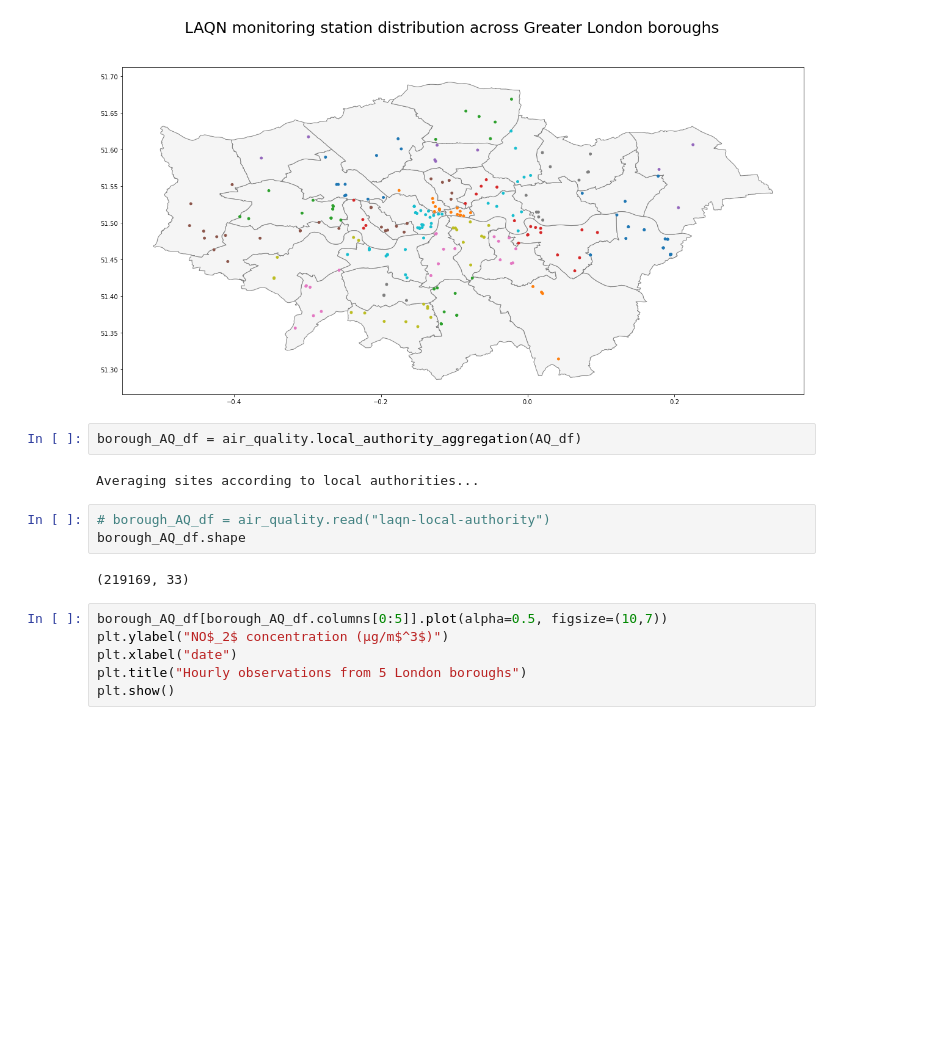
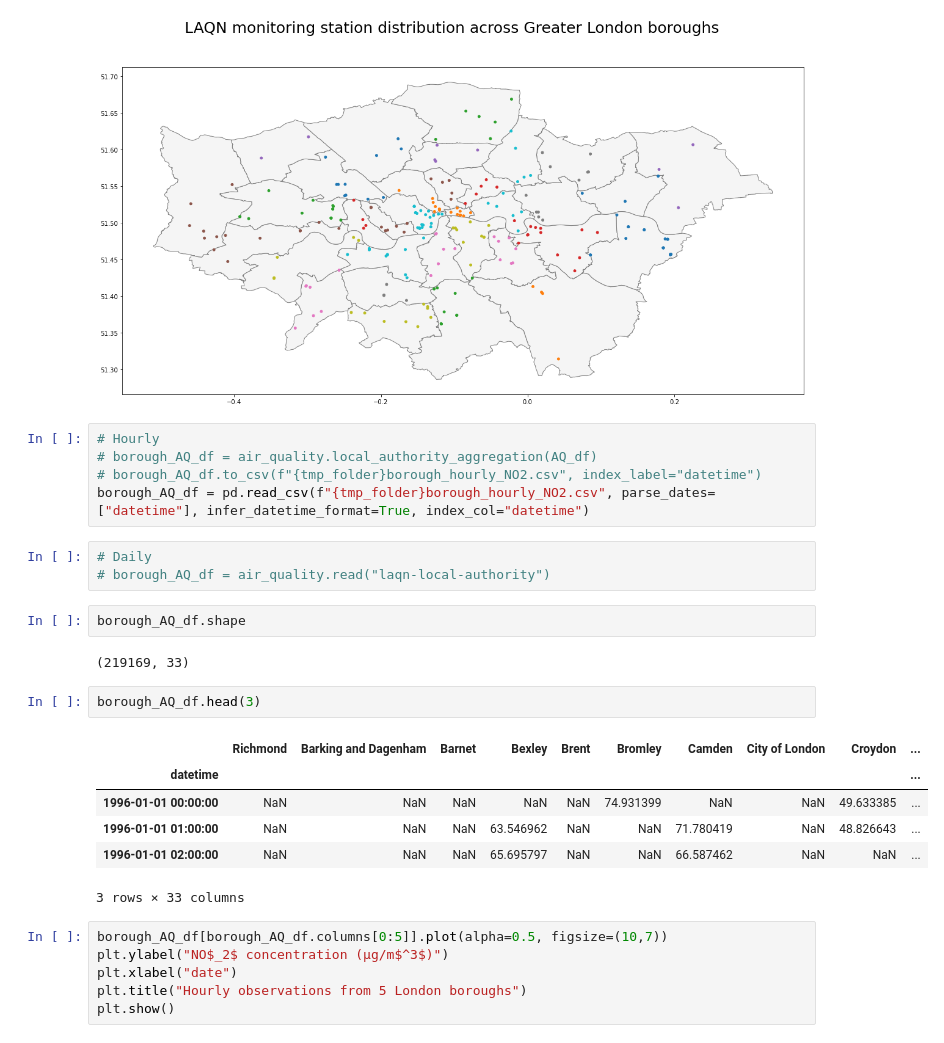
Before and after one commit to michellewl/AQmortality, a Jupyter notebook: mortality_model/LAQN data gaps.ipynb, the cells around one changed output. Saved outputs shown, nothing was run; the diff lists cells and outputs as text; blank space fills up the shorter version.

```diff
--- a/mortality_model/LAQN data gaps.ipynb
+++ b/mortality_model/LAQN data gaps.ipynb
@@ -85,14 +94,26 @@ plot_on_map(london_sites_gdf, london_boroughs_gdf,
 # %% [output]
 [figure]
 # %%
-borough_AQ_df = air_quality.local_authority_aggregation(AQ_df)
+# Hourly
+# borough_AQ_df = air_quality.local_authority_aggregation(AQ_df)
+# borough_AQ_df.to_csv(f"{tmp_folder}borough_hourly_NO2.csv", index_label="datetime")
+borough_AQ_df = pd.read_csv(f"{tmp_folder}borough_hourly_NO2.csv", parse_dates=["datetime"], infer_datetime_format=True, index_col="datetime")
-# %% [output]
-Averaging sites according to local authorities...
 # %%
+# Daily
 # borough_AQ_df = air_quality.read("laqn-local-authority")
-borough_AQ_df.shape
-# %% [output]
-(219169, 33)
+# %%
+borough_AQ_df.shape
+# %% [output]
+(219169, 33)
+# %%
+borough_AQ_df.head(3)
+# %% [output]
+|  | Richmond | Barking and Dagenham | Barnet | Bexley | Brent | Bromley | Camden | City of London | Croydon | ... |
+| datetime |  |  |  |  |  |  |  |  |  | ... |
+| 1996-01-01 00:00:00 | NaN | NaN | NaN | NaN | NaN | 74.931399 | NaN | NaN | 49.633385 | ... |
+| 1996-01-01 01:00:00 | NaN | NaN | NaN | 63.546962 | NaN | NaN | 71.780419 | NaN | 48.826643 | ... |
+| 1996-01-01 02:00:00 | NaN | NaN | NaN | 65.695797 | NaN | NaN | 66.587462 | NaN | NaN | ... |
+3 rows × 33 columns
 # %%
 borough_AQ_df[borough_AQ_df.columns[0:5]].plot(alpha=0.5, figsize=(10,7))
 plt.ylabel("NO$_2$ concentration (µg/m$^3$)")
```
Also changed, not shown: parts of 6 cells of this notebook.
